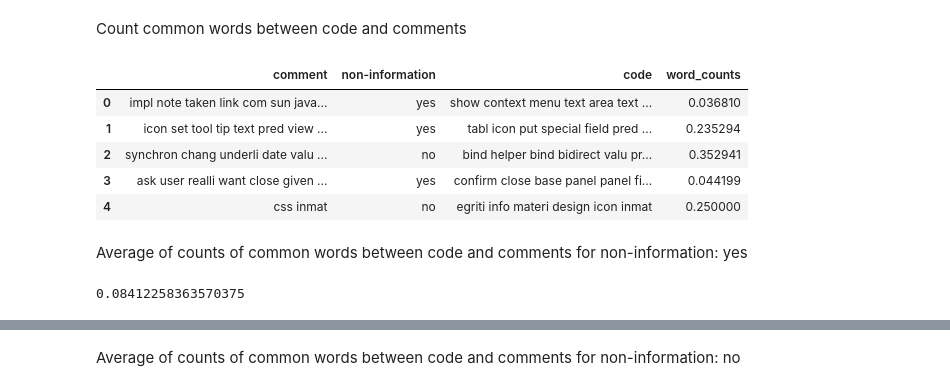
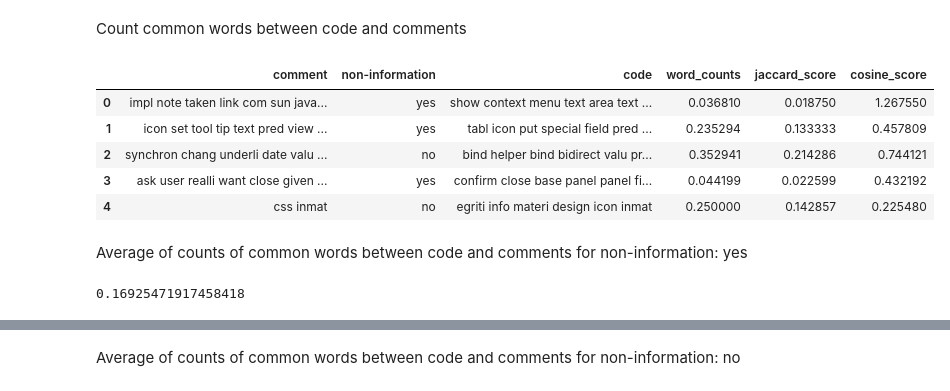
Before and after one commit to patrycjapraczyk/Declutter-challenge, a Jupyter notebook: notebooks/dataAnalysis/comment_code_similarity.ipynb, the cells around one changed output, grey strips where cells are left out. Drawn from its saved outputs; the diff is of its cells as text; code cells hidden in the pictures.

```diff
--- a/notebooks/dataAnalysis/comment_code_similarity.ipynb
+++ b/notebooks/dataAnalysis/comment_code_similarity.ipynb
@@ -73,22 +73,31 @@ df.head()
 Count common words between code and comments
 # %%
 from helpers.textual_analysis import *
+from helpers.text_similarity import TextSimilarity
 
 df['word_counts'] = df.apply(lambda row: count_common_words(row['comment'], row['code']), axis=1)
+df['jaccard_score'] = df.apply(lambda row: TextSimilarity.get_similarity_score(
+            s1=row['comment'],
+            s2=row['code'],
+            type='JACC'), axis=1)
+df['cosine_score'] = df.apply(lambda row: TextSimilarity.get_similarity_score(
+            s1=row['comment'],
+            s2=row['code'],
+            type='COSINE_TFIDF'), axis=1)
 df.head()
 # %% [output]
-|  | comment | non-information | code | word_counts |
-| 0 | impl note taken link com sun java... | yes | show context menu text area text ... | 0.036810 |
-| 1 | icon set tool tip text pred view ... | yes | tabl icon put special field pred ... | 0.235294 |
-| 2 | synchron chang underli date valu ... | no | bind helper bind bidirect valu pr... | 0.352941 |
-| 3 | ask user realli want close given ... | yes | confirm close base panel panel fi... | 0.044199 |
-| 4 | css inmat | no | egriti info materi design icon inmat | 0.250000 |
+|  | comment | non-information | code | word_counts | jaccard_score | cosine_score |
+| 0 | impl note taken link com sun java... | yes | show context menu text area text ... | 0.036810 | 0.018750 | 1.267550 |
+| 1 | icon set tool tip text pred view ... | yes | tabl icon put special field pred ... | 0.235294 | 0.133333 | 0.457809 |
+| 2 | synchron chang underli date valu ... | no | bind helper bind bidirect valu pr... | 0.352941 | 0.214286 | 0.744121 |
+| 3 | ask user realli want close given ... | yes | confirm close base panel panel fi... | 0.044199 | 0.022599 | 0.432192 |
+| 4 | css inmat | no | egriti info materi design icon inmat | 0.250000 | 0.142857 | 0.225480 |
 # %% [markdown]
 Average of counts of common words between code and comments for non-information: yes
 # %%
 from helpers.textual_analysis import *
 
 bad_comments = df[df['non-information'] == 'yes']
-bad_comments['word_counts'].mean()
+bad_comments['cosine_score'].mean()
 # %% [output]
-0.08412258363570375
+0.16925471917458418
```
Also changed, not shown: parts of 11 cells of this notebook, 35 other files.
